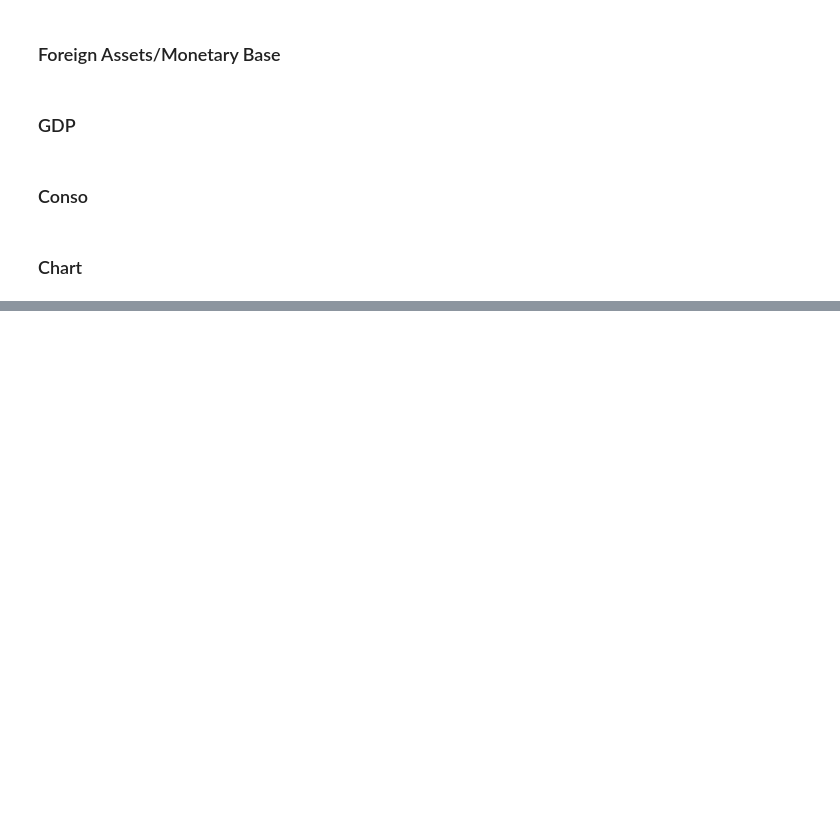
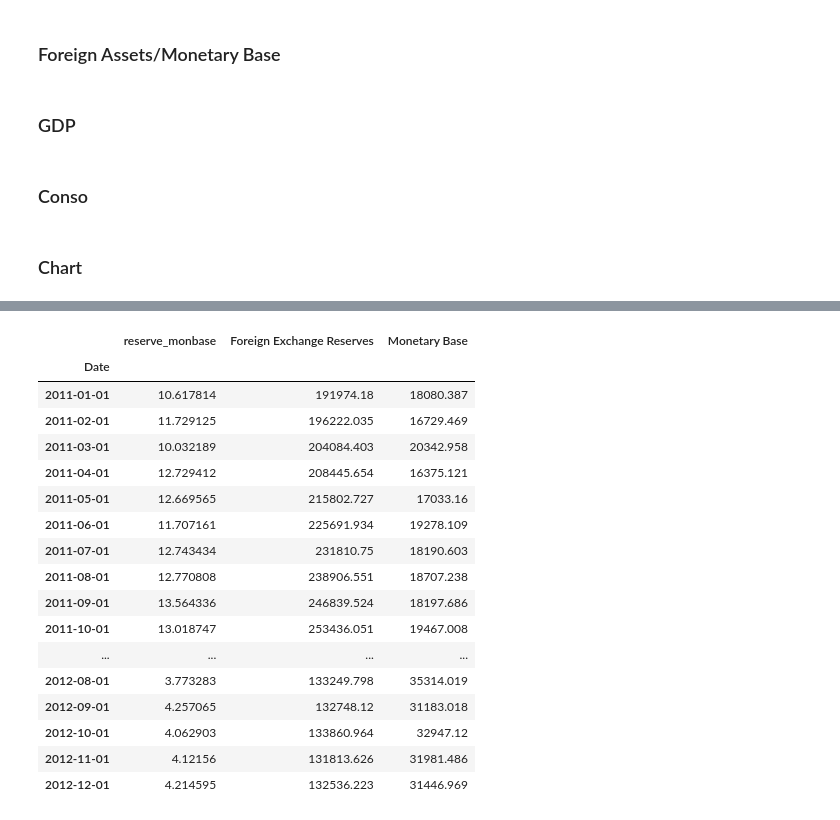
Before and after one commit to mogcai/BCPLP, a Jupyter notebook: Macau.ipynb, the cells around one changed output, grey strips where cells are left out. Cells and saved outputs as stored; diff of their text form; code cells hidden in the pictures; blank space fills up the shorter version.

```diff
--- a/Macau.ipynb
+++ b/Macau.ipynb
@@ -160,3 +193,24 @@ axs[0].legend()
+# %%
+df.loc[df.index.strftime('%Y').str.contains('2011|2012')][['reserve_monbase', 'Foreign Exchange Reserves', 'Monetary Base']]
+# %% [output]
+|  | reserve_monbase | Foreign Exchange Reserves | Monetary Base |
+| Date |  |  |  |
+| 2011-01-01 | 10.617814 | 191974.18 | 18080.387 |
+| 2011-02-01 | 11.729125 | 196222.035 | 16729.469 |
+| 2011-03-01 | 10.032189 | 204084.403 | 20342.958 |
+| 2011-04-01 | 12.729412 | 208445.654 | 16375.121 |
+| 2011-05-01 | 12.669565 | 215802.727 | 17033.16 |
+| 2011-06-01 | 11.707161 | 225691.934 | 19278.109 |
+| 2011-07-01 | 12.743434 | 231810.75 | 18190.603 |
+| 2011-08-01 | 12.770808 | 238906.551 | 18707.238 |
+| 2011-09-01 | 13.564336 | 246839.524 | 18197.686 |
+| 2011-10-01 | 13.018747 | 253436.051 | 19467.008 |
+| ... | ... | ... | ... |
+| 2012-08-01 | 3.773283 | 133249.798 | 35314.019 |
+| 2012-09-01 | 4.257065 | 132748.12 | 31183.018 |
+| 2012-10-01 | 4.062903 | 133860.964 | 32947.12 |
+| 2012-11-01 | 4.12156 | 131813.626 | 31981.486 |
+| 2012-12-01 | 4.214595 | 132536.223 | 31446.969 |
 # %%
 df.columns
 # %% [output]
```
Also changed, not shown: parts of 8 cells of this notebook.
